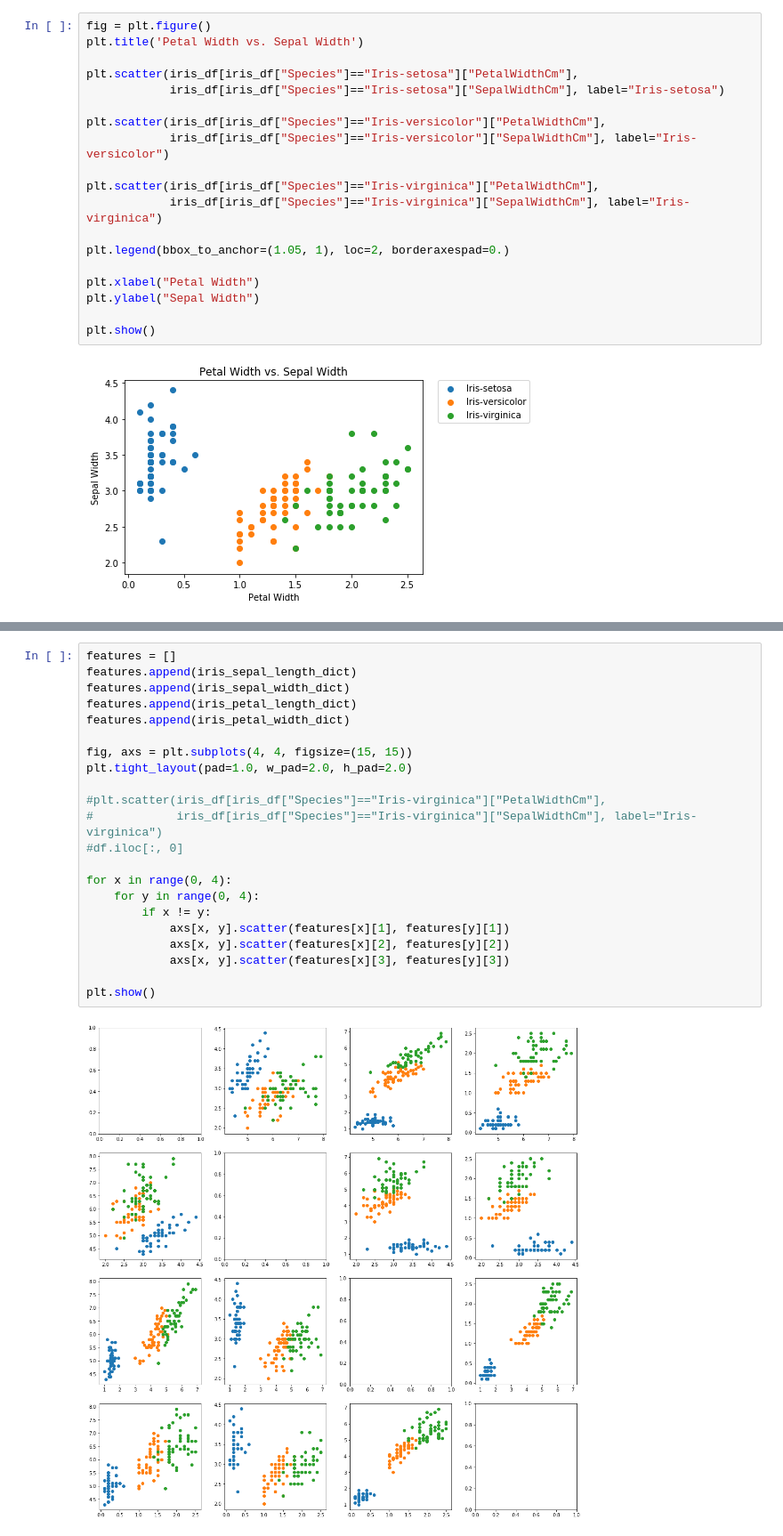
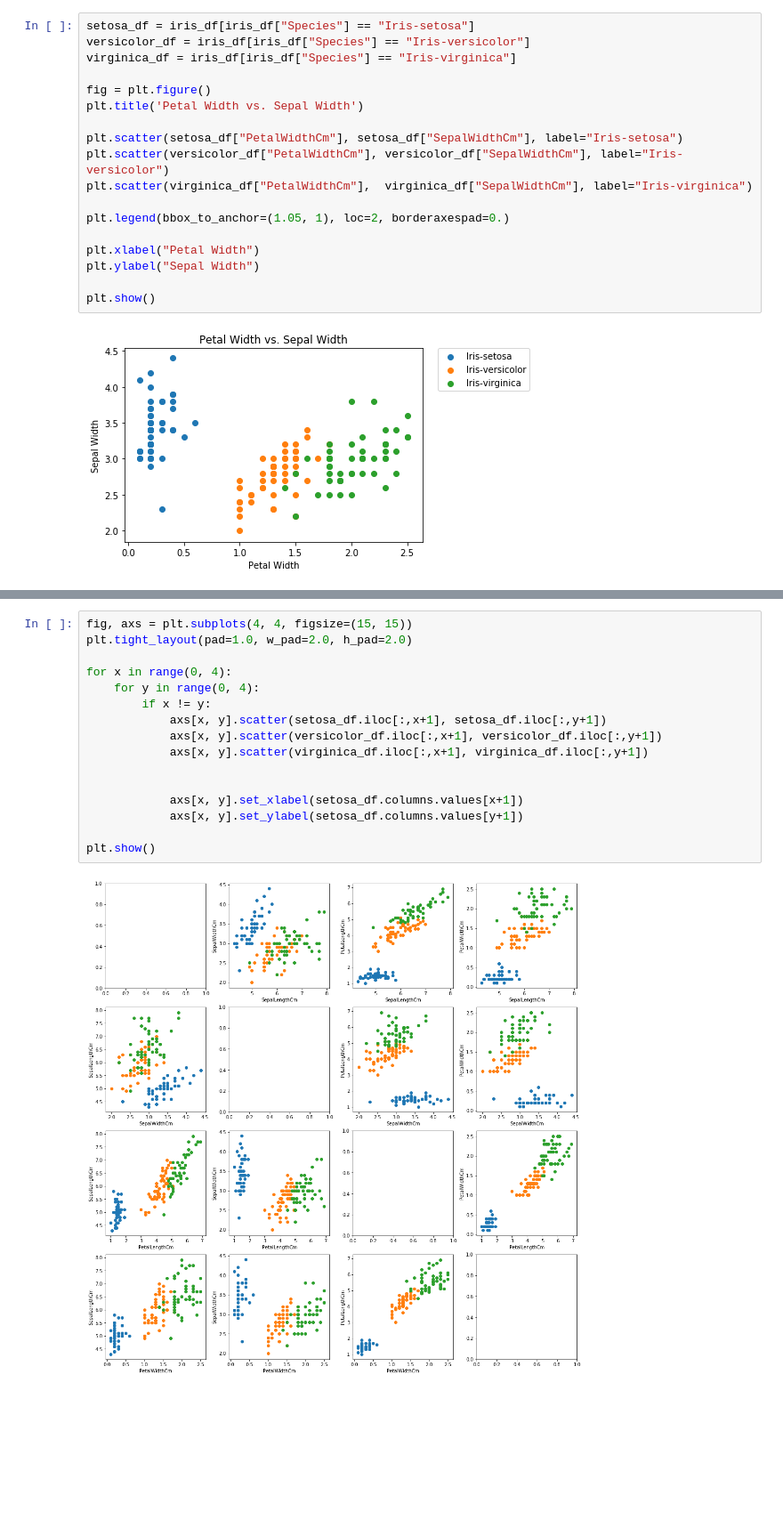
Before and after one commit to rishal-hurbans/ml-intro, a Jupyter notebook: 1-Working-With-Data.ipynb, the cells around one changed output, grey strips where cells are left out. Shown at 89% size. Drawn from its saved outputs; the diff is of its cells as text; blank space fills up the shorter version.

Commit message:
Finished changing the graph sections to use dataframes

```diff
--- a/1-Working-With-Data.ipynb
+++ b/1-Working-With-Data.ipynb
@@ -205,17 +219,16 @@ plt.show()
 # %% [output]
 [figure]
 # %%
+setosa_df = iris_df[iris_df["Species"] == "Iris-setosa"]
+versicolor_df = iris_df[iris_df["Species"] == "Iris-versicolor"]
+virginica_df = iris_df[iris_df["Species"] == "Iris-virginica"]
+
 fig = plt.figure()
 plt.title('Petal Width vs. Sepal Width')
 
-plt.scatter(iris_df[iris_df["Species"]=="Iris-setosa"]["PetalWidthCm"],
-            iris_df[iris_df["Species"]=="Iris-setosa"]["SepalWidthCm"], label="Iris-setosa")
-
-plt.scatter(iris_df[iris_df["Species"]=="Iris-versicolor"]["PetalWidthCm"],
-            iris_df[iris_df["Species"]=="Iris-versicolor"]["SepalWidthCm"], label="Iris-versicolor")
-
-plt.scatter(iris_df[iris_df["Species"]=="Iris-virginica"]["PetalWidthCm"],
-            iris_df[iris_df["Species"]=="Iris-virginica"]["SepalWidthCm"], label="Iris-virginica")
+plt.scatter(setosa_df["PetalWidthCm"], setosa_df["SepalWidthCm"], label="Iris-setosa")
+plt.scatter(versicolor_df["PetalWidthCm"], versicolor_df["SepalWidthCm"], label="Iris-versicolor")
+plt.scatter(virginica_df["PetalWidthCm"],  virginica_df["SepalWidthCm"], label="Iris-virginica")
 
 plt.legend(bbox_to_anchor=(1.05, 1), loc=2, borderaxespad=0.)
 
@@ -319,24 +241,18 @@ plt.show()
 # %%
-features = []
-features.append(iris_sepal_length_dict)
-features.append(iris_sepal_width_dict)
-features.append(iris_petal_length_dict)
-features.append(iris_petal_width_dict)
-
 fig, axs = plt.subplots(4, 4, figsize=(15, 15))
 plt.tight_layout(pad=1.0, w_pad=2.0, h_pad=2.0)
-
-#plt.scatter(iris_df[iris_df["Species"]=="Iris-virginica"]["PetalWidthCm"],
-#            iris_df[iris_df["Species"]=="Iris-virginica"]["SepalWidthCm"], label="Iris-virginica")
-#df.iloc[:, 0]
 
 for x in range(0, 4):
     for y in range(0, 4):
         if x != y:
-            axs[x, y].scatter(features[x][1], features[y][1])
-            axs[x, y].scatter(features[x][2], features[y][2])
-            axs[x, y].scatter(features[x][3], features[y][3])
+            axs[x, y].scatter(setosa_df.iloc[:,x+1], setosa_df.iloc[:,y+1])
+            axs[x, y].scatter(versicolor_df.iloc[:,x+1], versicolor_df.iloc[:,y+1])
+            axs[x, y].scatter(virginica_df.iloc[:,x+1], virginica_df.iloc[:,y+1])
+
+
+            axs[x, y].set_xlabel(setosa_df.columns.values[x+1])
+            axs[x, y].set_ylabel(setosa_df.columns.values[y+1])
 
 plt.show()
 # %% [output]
-[figure, old version]
+[figure, new version]
```
Also changed, not shown: parts of 8 cells of this notebook.
